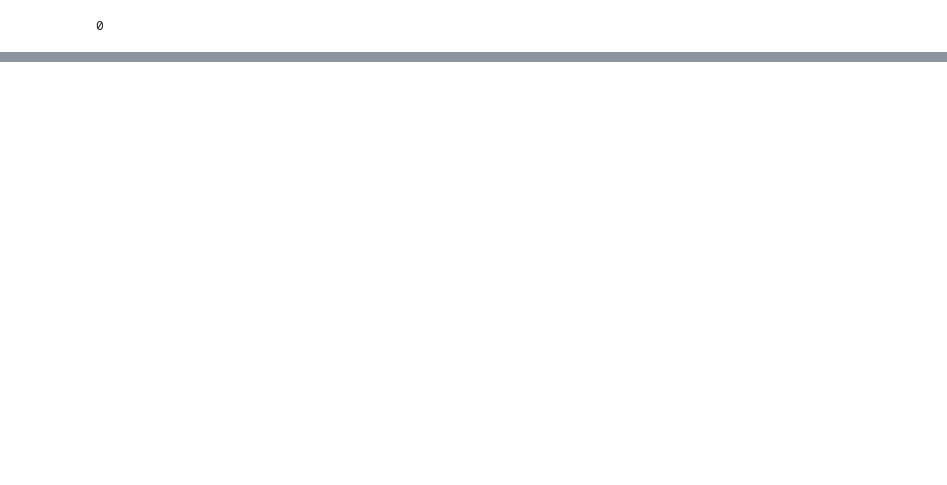
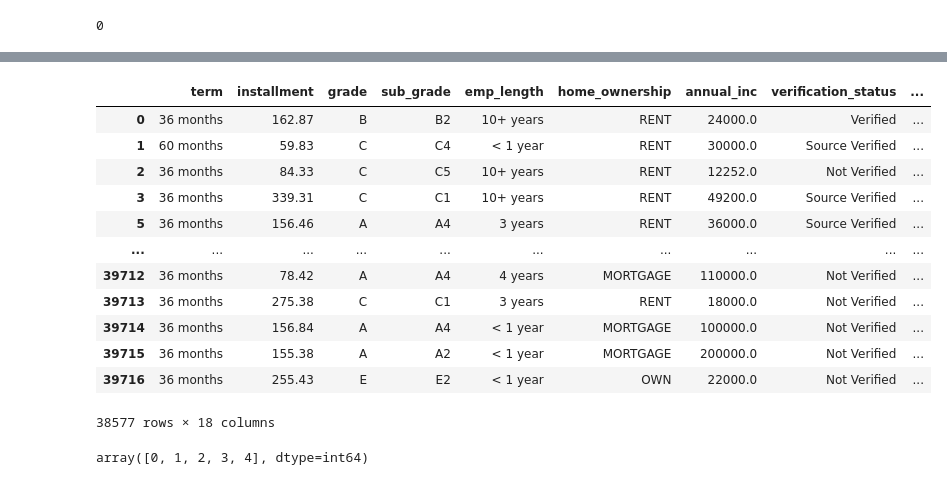
Before and after one commit to rawatdeepesh/LendingCaseStudy, a Jupyter notebook: lendingCaseStudy.ipynb, the cells around one changed output, grey strips where cells are left out. Saved outputs shown, nothing was run; the diff lists cells and outputs as text; code cells hidden in the pictures; blank space fills up the shorter version.

```diff
--- a/lendingCaseStudy.ipynb
+++ b/lendingCaseStudy.ipynb
@@ -388,0 +482,3 @@ df["loanAmtRange"]=df.loan_amnt.apply(lambda x: )
+# %%
+# Now let us drop the loan_amnt since we created a categorical column out of it as originally it was not useful for us
+df=df.drop('loan_amnt',axis=1)
@@ -388,0 +489,6 @@ df["loanAmtRange"]=df.loan_amnt.apply(lambda x: )
+# %%
+#notice that the int_rate(Interest Rate on the loan) could be useful field for our scenario however it has varying values
+#and has the % suffix in it, let us remove it categorise/ bin it as well
+df["int_rate"]=df["int_rate"].apply(lambda x:x[0:-1])
+# %%
+df.int_rate=df.int_rate.astype('float64')
@@ -388,0 +507,39 @@ df["loanAmtRange"]=df.loan_amnt.apply(lambda x: )
+# %%
+#from the looks of abouve describe() command result, a  bin of 2.5 should suffice tocategorise these values perfectly
+df["int_rate_range"]=pd.cut(x=df['int_rate'],bins=[0.0,2.5,5.0,7.5,10.0,12.5,15.0,17.5,20.0,22.5,25.0])
+#The int_rate column can be dropped now
+df=df.drop("int_rate",axis=1)
+# %%
+df
+# %% [output]
+|  | term | installment | grade | sub_grade | emp_length | home_ownership | annual_inc | verification_status | ... |
+| 0 | 36 months | 162.87 | B | B2 | 10+ years | RENT | 24000.0 | Verified | ... |
+| 1 | 60 months | 59.83 | C | C4 | < 1 year | RENT | 30000.0 | Source Verified | ... |
+| 2 | 36 months | 84.33 | C | C5 | 10+ years | RENT | 12252.0 | Not Verified | ... |
+| 3 | 36 months | 339.31 | C | C1 | 10+ years | RENT | 49200.0 | Source Verified | ... |
+| 5 | 36 months | 156.46 | A | A4 | 3 years | RENT | 36000.0 | Source Verified | ... |
+| ... | ... | ... | ... | ... | ... | ... | ... | ... | ... |
+| 39712 | 36 months | 78.42 | A | A4 | 4 years | MORTGAGE | 110000.0 | Not Verified | ... |
+| 39713 | 36 months | 275.38 | C | C1 | 3 years | RENT | 18000.0 | Not Verified | ... |
+| 39714 | 36 months | 156.84 | A | A4 | < 1 year | MORTGAGE | 100000.0 | Not Verified | ... |
+| 39715 | 36 months | 155.38 | A | A2 | < 1 year | MORTGAGE | 200000.0 | Not Verified | ... |
+| 39716 | 36 months | 255.43 | E | E2 | < 1 year | OWN | 22000.0 | Not Verified | ... |
+38577 rows × 18 columns
+# %%
+#checking installment, grade,sub_grade columns
+df["installment"].dtype
+df['grade'].unique()
+df['sub_grade'].unique()
+df.emp_length.unique()
+df.verification_status.unique()
+df.annual_inc.dtype
+df.purpose.unique()
+df.addr_state.unique()
+df.dti.dtype
+df.inq_last_6mths.unique()
+df.pub_rec.unique()
+
+
+# These columns look fine
+# %% [output]
+array([0, 1, 2, 3, 4], dtype=int64)
```
Also changed, not shown: parts of 32 cells of this notebook.
